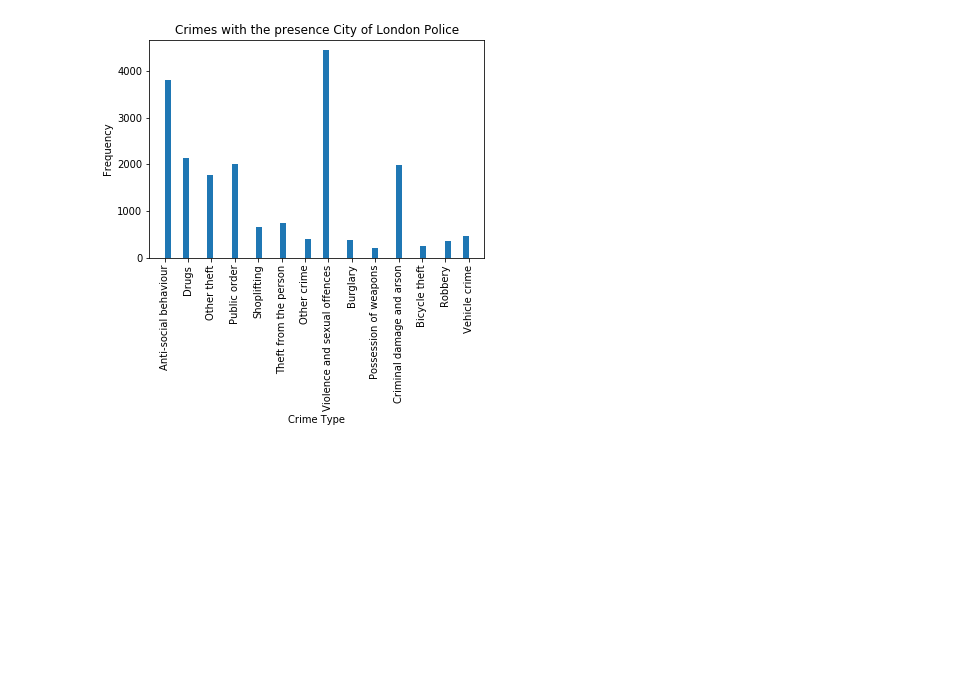
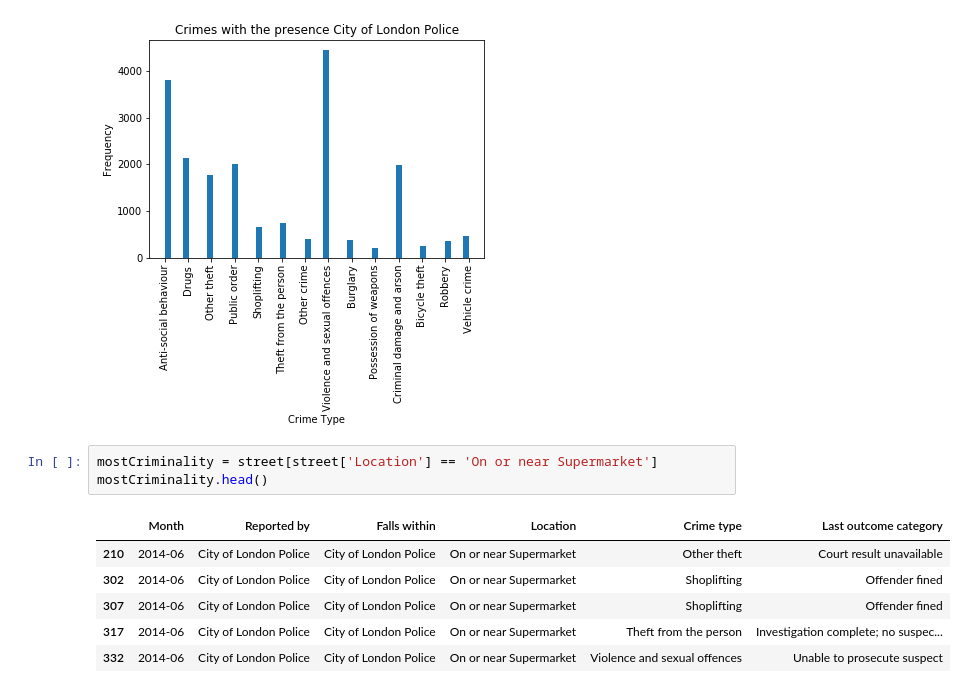
Before and after one commit to ToluAkin/improved-octo-dollop, a Jupyter notebook: capstone.ipynb, the cells around one changed output. Saved outputs shown, nothing was run; the diff lists cells and outputs as text; blank space fills up the shorter version.

```diff
--- a/capstone.ipynb
+++ b/capstone.ipynb
@@ -352,3 +372,13 @@ plt.xticks(rotation='vertical')
 plt.show()
 # %% [output]
 [figure]
+# %%
+mostCriminality = street[street['Location'] == 'On or near Supermarket']
+mostCriminality.head()
+# %% [output]
+|  | Month | Reported by | Falls within | Location | Crime type | Last outcome category |
+| 210 | 2014-06 | City of London Police | City of London Police | On or near Supermarket | Other theft | Court result unavailable |
+| 302 | 2014-06 | City of London Police | City of London Police | On or near Supermarket | Shoplifting | Offender fined |
+| 307 | 2014-06 | City of London Police | City of London Police | On or near Supermarket | Shoplifting | Offender fined |
+| 317 | 2014-06 | City of London Police | City of London Police | On or near Supermarket | Theft from the person | Investigation complete; no suspec... |
+| 332 | 2014-06 | City of London Police | City of London Police | On or near Supermarket | Violence and sexual offences | Unable to prosecute suspect |
```
Also changed, not shown: parts of 2 cells of this notebook.
